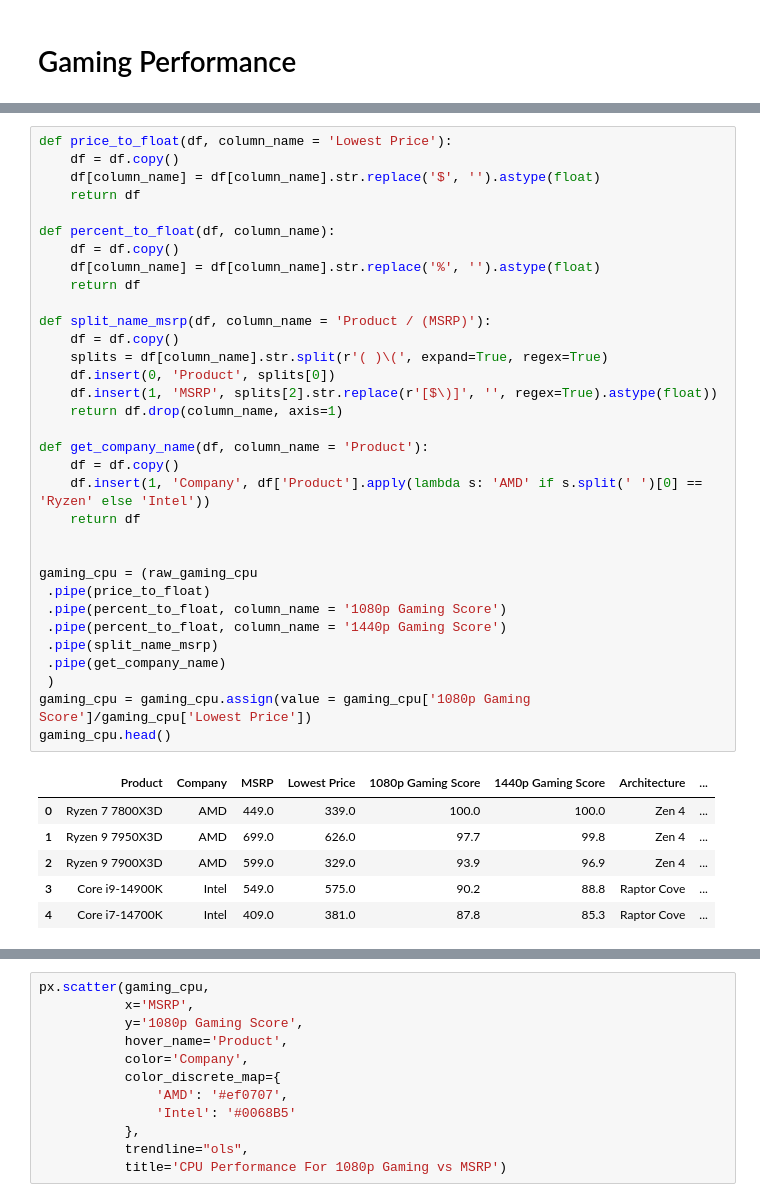
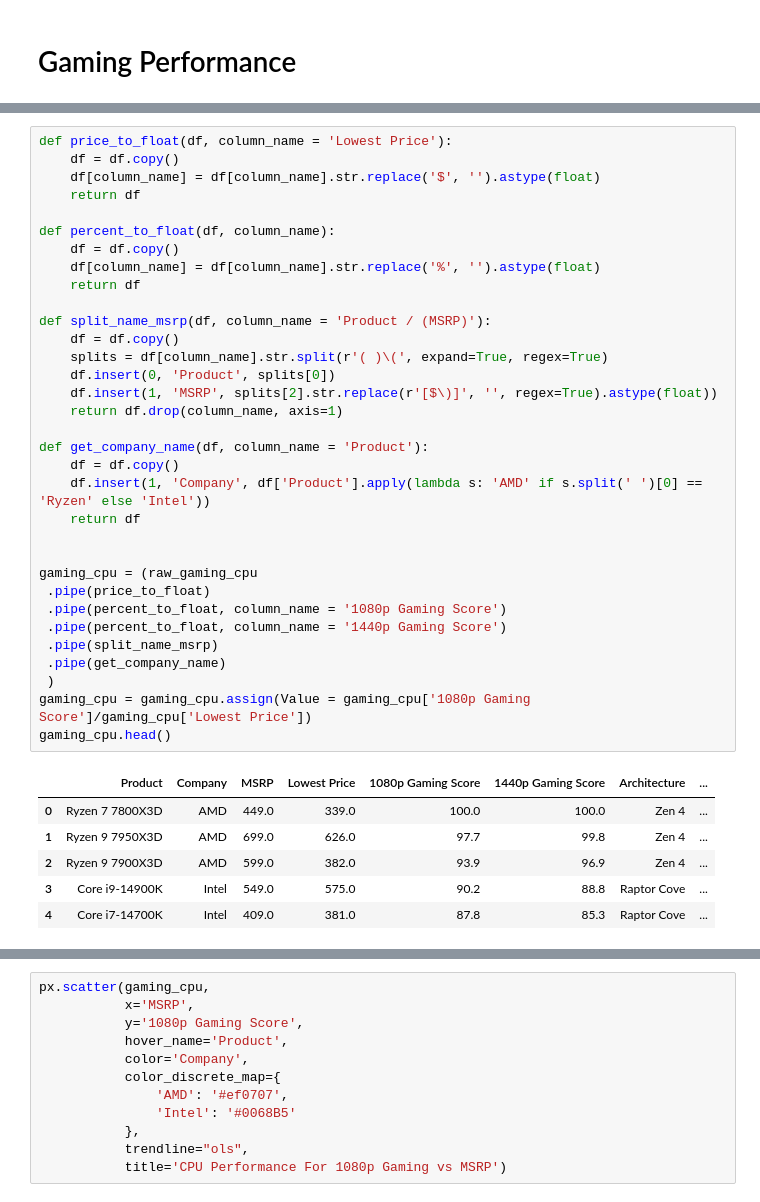
Before and after one commit to chengeric155/Computer-Building-Analysis, a Jupyter notebook: CPU Analysis.ipynb, the cells around one changed output, grey strips where cells are left out. Drawn from its saved outputs; the diff is of its cells as text.

```diff
--- a/CPU Analysis.ipynb
+++ b/CPU Analysis.ipynb
@@ -29,34 +29,34 @@ def price_to_float(df, column_name = 'Lowest Price'):
 def percent_to_float(df, column_name):
     df = df.copy()
     df[column_name] = df[column_name].str.replace('%', '').astype(float)
     return df
 
 def split_name_msrp(df, column_name = 'Product / (MSRP)'):
     df = df.copy()
     splits = df[column_name].str.split(r'( )\(', expand=True, regex=True)
     df.insert(0, 'Product', splits[0])
     df.insert(1, 'MSRP', splits[2].str.replace(r'[$\)]', '', regex=True).astype(float))
     return df.drop(column_name, axis=1)
 
 def get_company_name(df, column_name = 'Product'):
     df = df.copy()
     df.insert(1, 'Company', df['Product'].apply(lambda s: 'AMD' if s.split(' ')[0] == 'Ryzen' else 'Intel'))
     return df
 
 
 gaming_cpu = (raw_gaming_cpu
  .pipe(price_to_float)
  .pipe(percent_to_float, column_name = '1080p Gaming Score')
  .pipe(percent_to_float, column_name = '1440p Gaming Score')
  .pipe(split_name_msrp)
  .pipe(get_company_name)
  )
-gaming_cpu = gaming_cpu.assign(value = gaming_cpu['1080p Gaming Score']/gaming_cpu['Lowest Price'])
+gaming_cpu = gaming_cpu.assign(Value = gaming_cpu['1080p Gaming Score']/gaming_cpu['Lowest Price'])
 gaming_cpu.head()
 # %% [output]
 |  | Product | Company | MSRP | Lowest Price | 1080p Gaming Score | 1440p Gaming Score | Architecture | ... |
 | 0 | Ryzen 7 7800X3D | AMD | 449.0 | 339.0 | 100.0 | 100.0 | Zen 4 | ... |
 | 1 | Ryzen 9 7950X3D | AMD | 699.0 | 626.0 | 97.7 | 99.8 | Zen 4 | ... |
-| 2 | Ryzen 9 7900X3D | AMD | 599.0 | 329.0 | 93.9 | 96.9 | Zen 4 | ... |
+| 2 | Ryzen 9 7900X3D | AMD | 599.0 | 382.0 | 93.9 | 96.9 | Zen 4 | ... |
 | 3 | Core i9-14900K | Intel | 549.0 | 575.0 | 90.2 | 88.8 | Raptor Cove | ... |
 | 4 | Core i7-14700K | Intel | 409.0 | 381.0 | 87.8 | 85.3 | Raptor Cove | ... |
```
Also changed, not shown: parts of 10 cells of this notebook.
